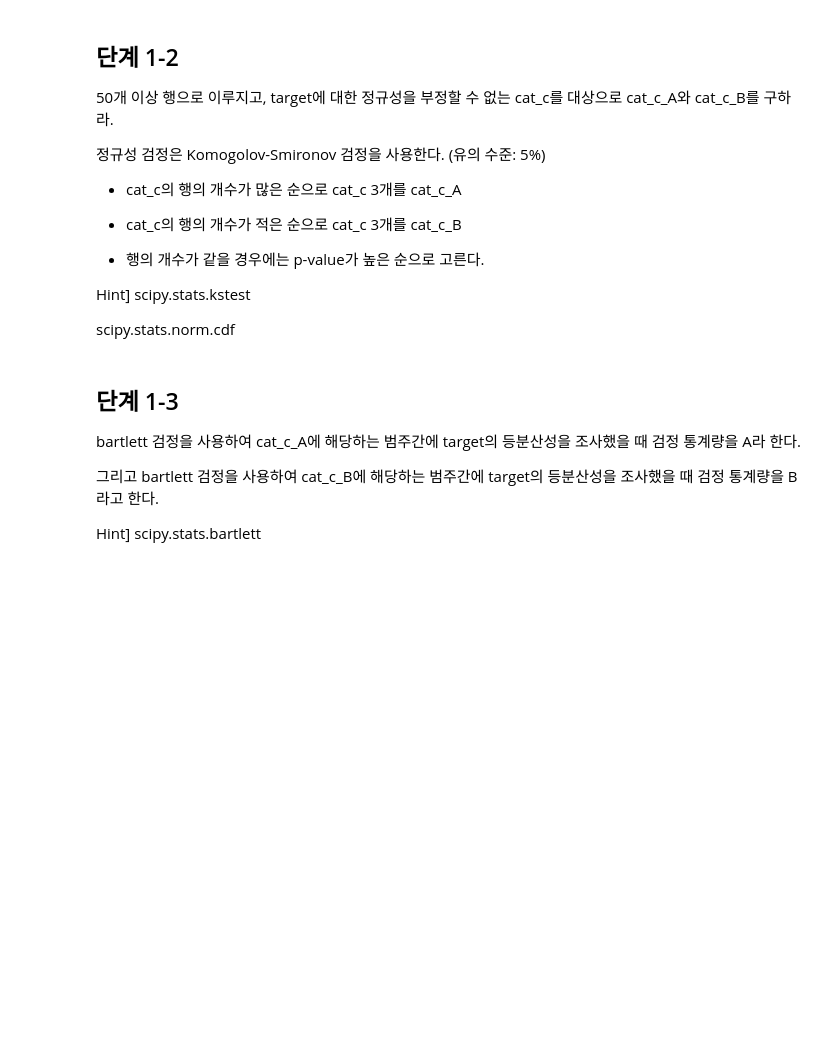
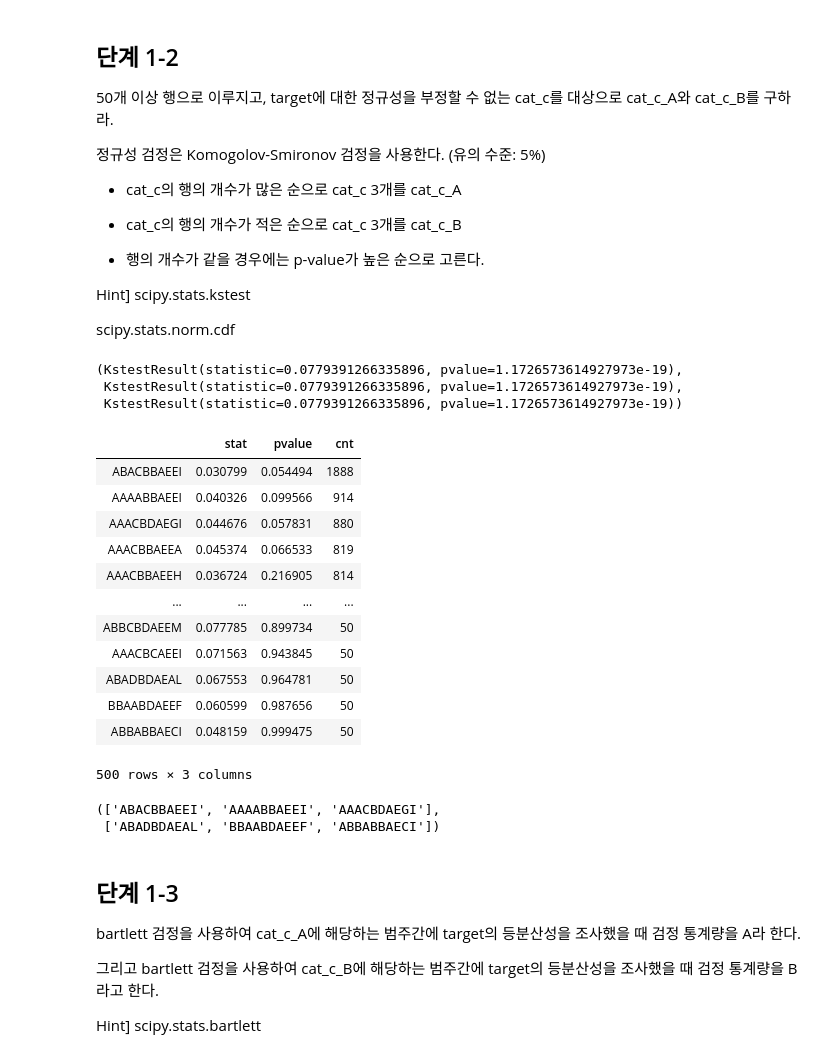
Before and after one commit to sunkusun9/DS_lv3_2304, a Jupyter notebook: sec_ds_lv3_prob2_prob.ipynb, the cells around one changed output. Cells and saved outputs as stored; diff of their text form; code cells hidden in the pictures; blank space fills up the shorter version.

```diff
--- a/sec_ds_lv3_prob2_prob.ipynb
+++ b/sec_ds_lv3_prob2_prob.ipynb
@@ -289,3 +289,5 @@ Name: 0, dtype: float64
+# %%
+df_basetable = df_train.copy()
 # %% [markdown]
 # 문제1
 
@@ -295,3 +296,6 @@ Name: 0, dtype: float64
 ## 단계 1-1
 
 basetable을 복사하여 prob1을 만들고 cat0 ~ 9 변수 순서대로 문자열 결합하여, 10자리 문자형 파생 변수(cat_c)를 생성하라.
+# %%
+df_prob1 = df_basetable.copy()
+df_prob1.head()
@@ -297,0 +311,5 @@ basetable을 복사하여 prob1을 만들고 cat0 ~ 9 변수 순서대로 문자
+# %%
+cat_cols = ['cat{}'.format(i) for i in range(10)]
+df_prob1['cat_c'] = df_prob1[cat_cols].apply(lambda x: x.str.cat(), axis=1)
+#df_prob1[cat_cols].apply(lambda x: ''.join(x), axis=1)
+df_prob1.head()
@@ -311,6 +338,48 @@ basetable을 복사하여 prob1을 만들고 cat0 ~ 9 변수 순서대로 문자
 Hint] scipy.stats.kstest
 
 scipy.stats.norm.cdf
+# %%
+from scipy.stats import kstest, zscore
+from scipy.stats import norm
+import functools
+s_tmp = df_prob1.loc[df_prob1["cat_c"] == "AAACBDAECF", 'target']
+kstest((s_tmp - s_tmp.mean())/ s_tmp.std(), norm.cdf),\
+kstest(s_tmp, functools.partial(norm.cdf, loc=s_tmp.mean(), scale=s_tmp.std())),\
+kstest(zscore(s_tmp, ddof=1), norm.cdf)
+# %% [output]
+(KstestResult(statistic=0.0779391266335896, pvalue=1.1726573614927973e-19),
+ KstestResult(statistic=0.0779391266335896, pvalue=1.1726573614927973e-19),
+ KstestResult(statistic=0.0779391266335896, pvalue=1.1726573614927973e-19))
+# %%
+df_ks = df_prob1.groupby('cat_c').filter(lambda x: len(x) >= 50)\
+        .groupby('cat_c')['target'].apply(lambda x:
+                pd.Series(kstest((x - x.mean())/ x.std(), norm.cdf), index=['stat', 'pvalue'])
+        ).unstack().join(df_prob1['cat_c'].value_counts().rename('cnt'), how='inner')
+# %%
+df_ks = df_ks.query('pvalue >= 0.05')\
+        .sort_values(['cnt', 'pvalue'], ascending=[False, True])
+df_ks
+# %% [output]
+|  | stat | pvalue | cnt |
+| ABACBBAEEI | 0.030799 | 0.054494 | 1888 |
+| AAAABBAEEI | 0.040326 | 0.099566 | 914 |
+| AAACBDAEGI | 0.044676 | 0.057831 | 880 |
+| AAACBBAEEA | 0.045374 | 0.066533 | 819 |
+| AAACBBAEEH | 0.036724 | 0.216905 | 814 |
+| ... | ... | ... | ... |
+| ABBCBDAEEM | 0.077785 | 0.899734 | 50 |
+| AAACBCAEEI | 0.071563 | 0.943845 | 50 |
+| ABADBDAEAL | 0.067553 | 0.964781 | 50 |
+| BBAABDAEEF | 0.060599 | 0.987656 | 50 |
+| ABBABBAECI | 0.048159 | 0.999475 | 50 |
+500 rows × 3 columns
+# %%
+cat_c_A = df_ks.iloc[:3].index.tolist()
+cat_c_B = df_ks.iloc[-3:].index.tolist()
+cat_c_A, cat_c_B
+# %% [output]
+(['ABACBBAEEI', 'AAAABBAEEI', 'AAACBDAEGI'],
+ ['ABADBDAEAL', 'BBAABDAEEF', 'ABBABBAECI'])
 # %% [markdown]
 ## 단계 1-3
 
```
Also changed, not shown: parts of 25 cells of this notebook.
